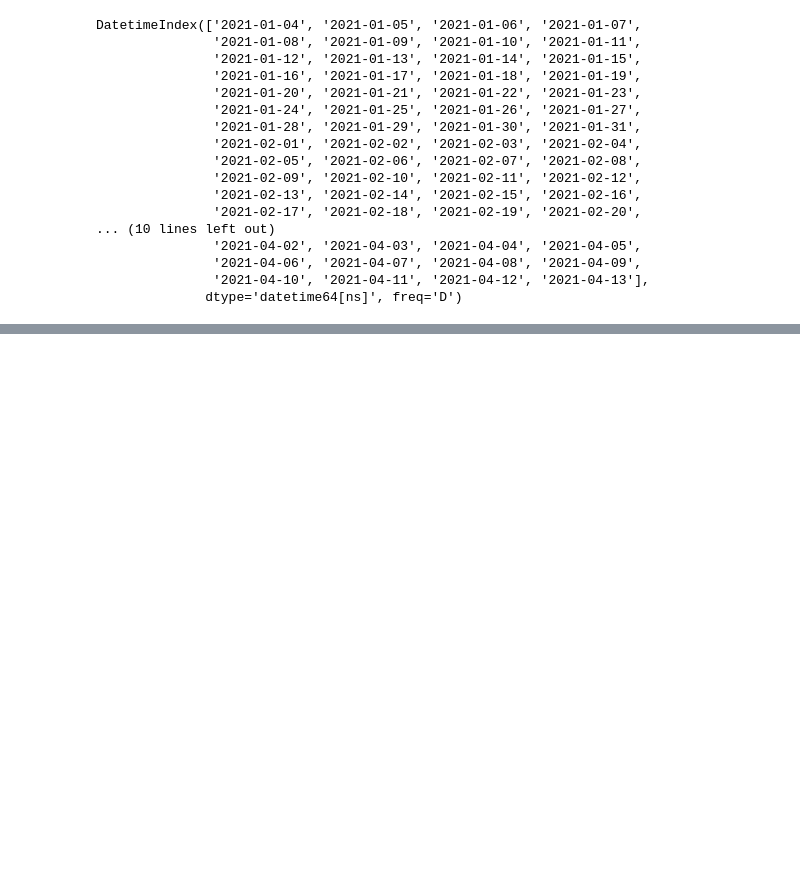
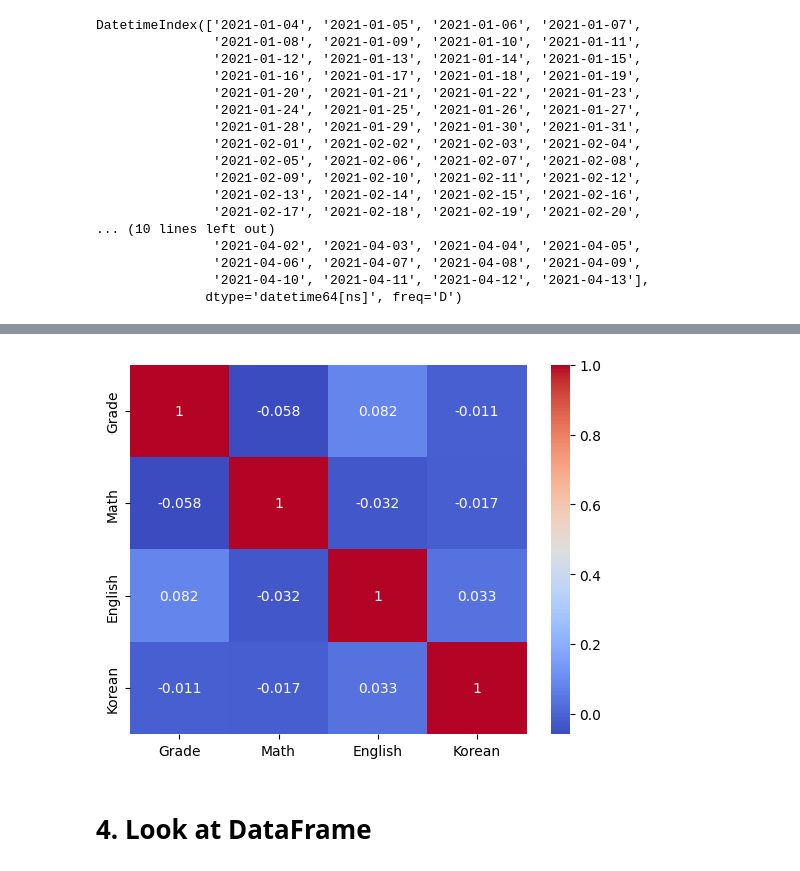
Before and after one commit to thegeekcat/learn-to-code, a Jupyter notebook: python/statistics/Statistics - 10. Correlation Analysis.ipynb, the cells around one changed output, grey strips where cells are left out. Cells and saved outputs as stored; diff of their text form; code cells hidden in the pictures; blank space fills up the shorter version.

Commit message:
Statistics - 10. Correlation Analysis

```diff
--- a/python/statistics/Statistics - 10. Correlation Analysis.ipynb
+++ b/python/statistics/Statistics - 10. Correlation Analysis.ipynb
@@ -491,0 +501,16 @@ plt.show()
+# %%
+# Generate data
+
+np.random.seed(0)
+
+grade_range = [np.random.randint(1, 4) for _ in range(300)]
+grade_df = pd.DataFrame(grade_range, columns=["Grade"])
+#grade_df
+
+score_range = np.random.randint(0, 100, size=(300, 3))
+score_df = pd.DataFrame(score_range, columns=["Math", "English", "Korean"])
+#score_df
+
+student_df = pd.concat([grade_df, score_df], axis=1)
+#student_df.set_index('Grade', inplace=True)
+student_df
@@ -491,0 +541,5 @@ plt.show()
+# %%
+# Calculate returns: `df.pct_change()`
+returns = student_df.pct_change()
+
+returns
@@ -491,0 +560,5 @@ plt.show()
+# %%
+# Calculate Correlation
+corr_matrix = returns.corr()
+
+corr_matrix
@@ -491,0 +571,11 @@ plt.show()
+# %%
+# Visualization: Heapmap
+sns.heatmap(corr_matrix,
+           annot = True,
+           cmap = 'coolwarm')
+
+plt.show()
+# %% [output]
+[figure, added]
+# %% [markdown]
+# 4. Look at DataFrame
```
Also changed, not shown: parts of 23 cells of this notebook.
